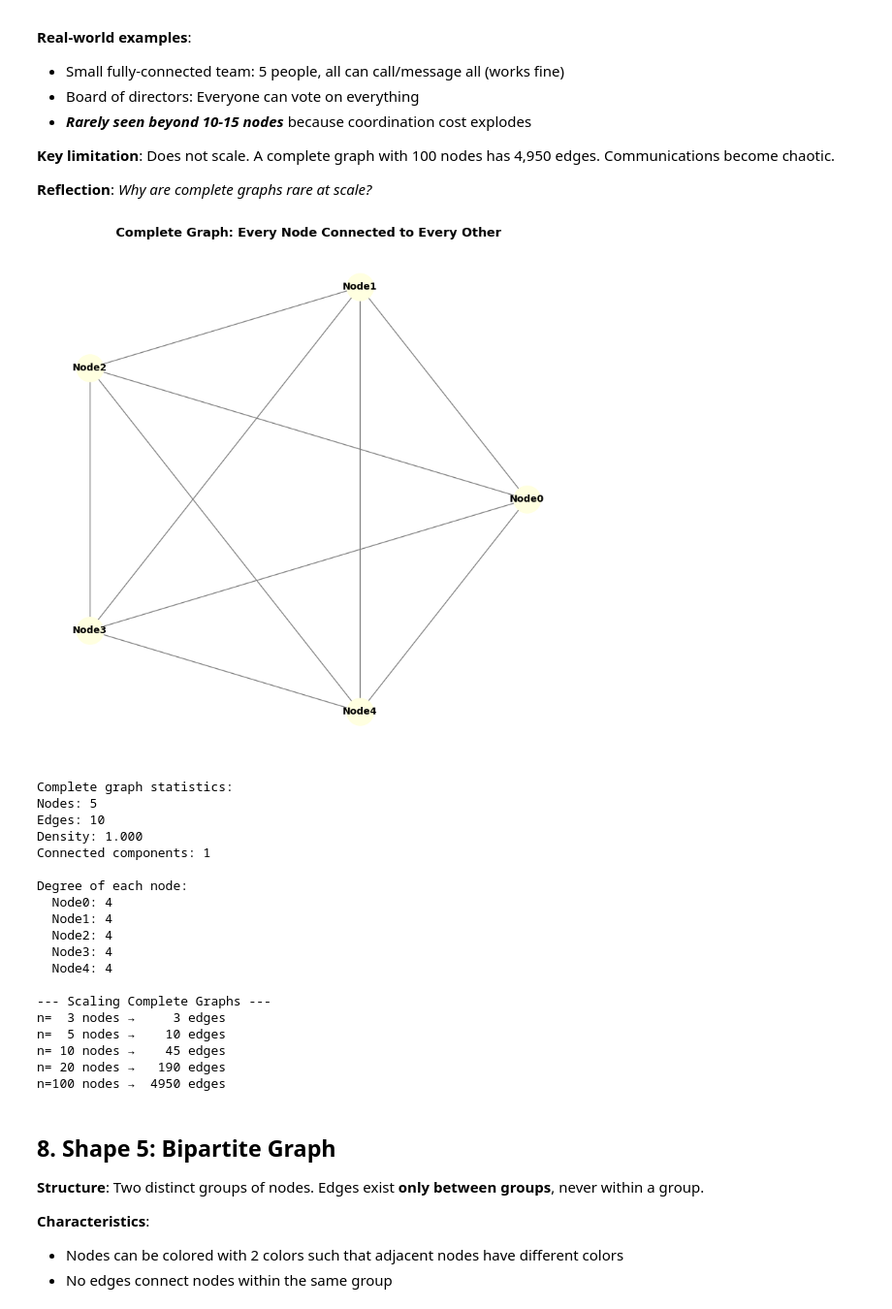
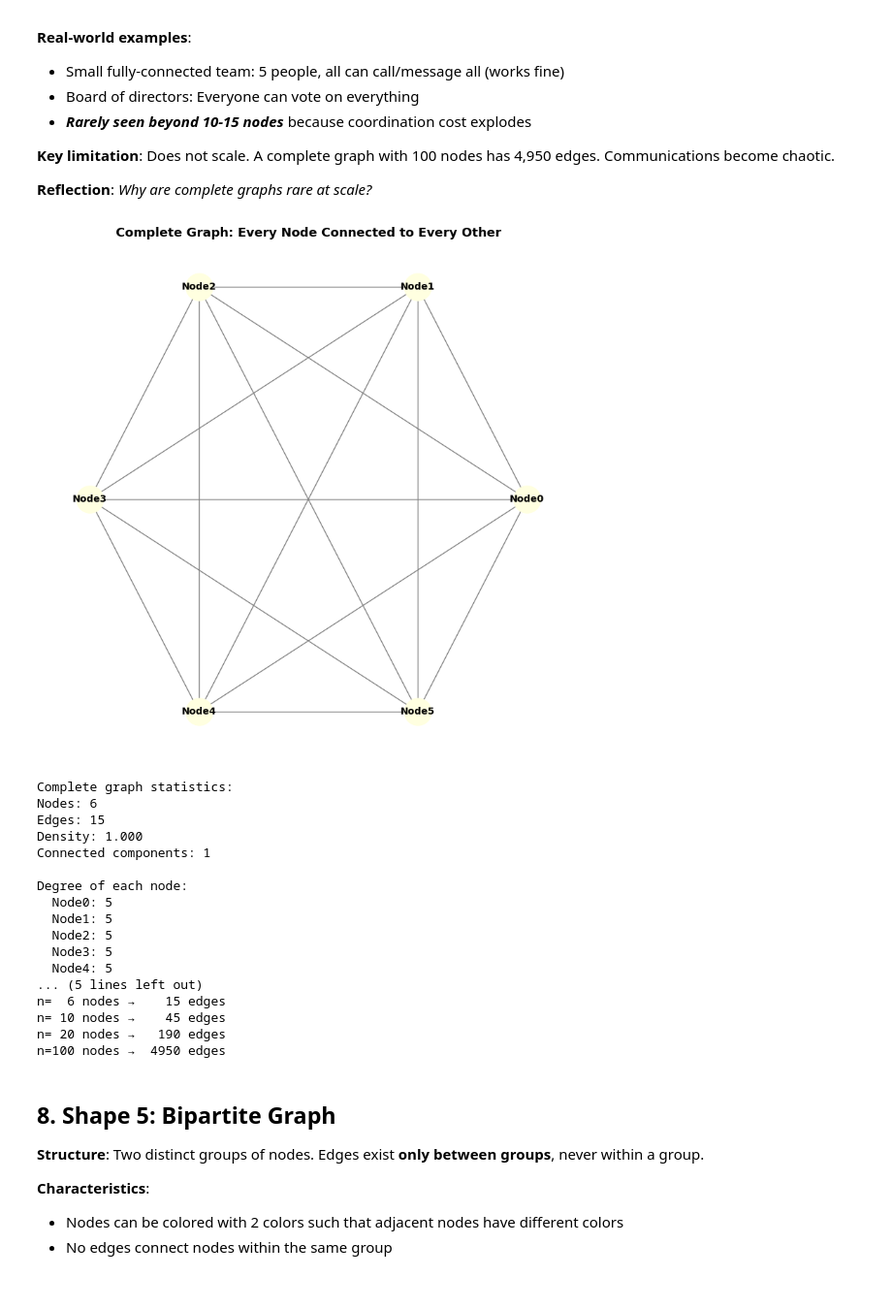
Before and after one commit to marekkucak/graph-analysis-course, a Jupyter notebook: notebooks/01_graph_thinking_and_shapes.ipynb, the cells around one changed output. Shown at 97% size. Saved outputs shown, nothing was run; the diff lists cells and outputs as text; code cells hidden in the pictures.

```diff
--- a/notebooks/01_graph_thinking_and_shapes.ipynb
+++ b/notebooks/01_graph_thinking_and_shapes.ipynb
@@ -438,52 +437,50 @@ Degree of each node:
 
 **Reflection**: *Why are complete graphs rare at scale?*
 # %%
-# Create a complete graph
-G_complete = nx.complete_graph(5)
-complete_labels = {i: f'Node{i}' for i in range(5)}
+# Create a complete graph (6 nodes, consistent with other shapes)
+G_complete = nx.complete_graph(6)
+complete_labels = {i: f'Node{i}' for i in range(6)}
 G_complete = nx.relabel_nodes(G_complete, complete_labels)
 
 pos_complete = nx.circular_layout(G_complete)
 
 fig, ax = plt.subplots(figsize=(8, 8))
 nx.draw_networkx_nodes(G_complete, pos_complete, node_color='lightyellow', node_size=800, ax=ax)
 nx.draw_networkx_edges(G_complete, pos_complete, edge_color='gray', width=1, ax=ax)
 nx.draw_networkx_labels(G_complete, pos_complete, font_size=10, font_weight='bold', ax=ax)
 ax.set_title("Complete Graph: Every Node Connected to Every Other", fontsize=13, fontweight='bold')
 ax.axis('off')
 plt.tight_layout()
 plt.show()
 
 print("Complete graph statistics:")
 print_graph_stats(G_complete)
 print(f"\nDegree of each node:")
 for node in sorted(G_complete.nodes()):
     print(f"  {node}: {G_complete.degree(node)}")
 
 # Compare edge counts
 print(f"\n--- Scaling Complete Graphs ---")
-for n in [3, 5, 10, 20, 100]:
+for n in [3, 5, 6, 10, 20, 100]:
     G_test = nx.complete_graph(n)
     edges = G_test.number_of_edges()
     print(f"n={n:3d} nodes → {edges:5d} edges")
 # %% [output]
-[figure, old version]
+[figure, new version]
 Complete graph statistics:
-Nodes: 5
-Edges: 10
+Nodes: 6
+Edges: 15
 Density: 1.000
 Connected components: 1
 
 Degree of each node:
-  Node0: 4
-  Node1: 4
-  Node2: 4
-  Node3: 4
-  Node4: 4
-
---- Scaling Complete Graphs ---
-n=  3 nodes →     3 edges
-n=  5 nodes →    10 edges
+  Node0: 5
+  Node1: 5
+  Node2: 5
+  Node3: 5
+  Node4: 5
+... (5 lines left out)
+n=  6 nodes →    15 edges
 n= 10 nodes →    45 edges
 n= 20 nodes →   190 edges
 n=100 nodes →  4950 edges
```
Also changed, not shown: parts of 3 cells of this notebook, 6 other files.
